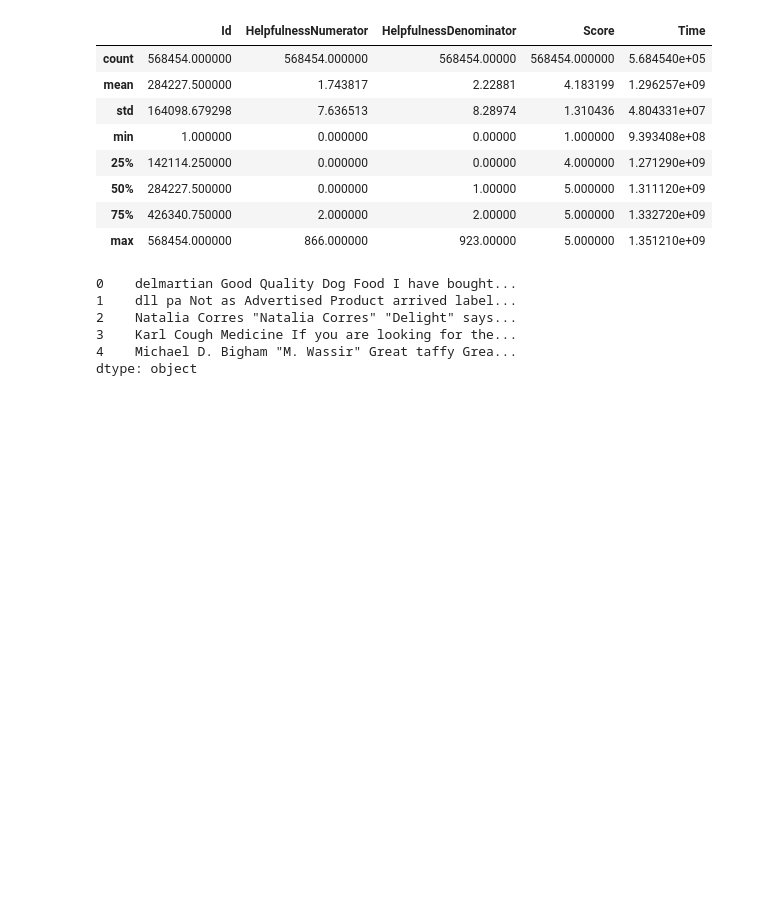
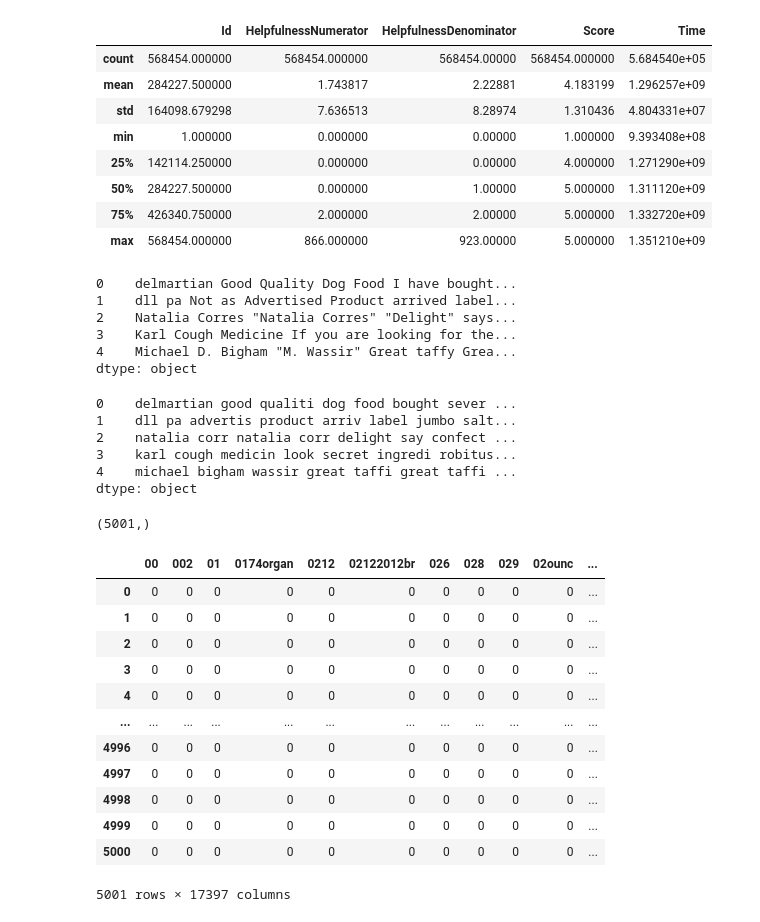
Before and after one commit to wassimchouchen/Natural-Language-Processing, a Jupyter notebook: nlp-project-mazon-food-reviews.ipynb, the cells around one changed output. Drawn from its saved outputs; the diff is of its cells as text; code cells hidden in the pictures; blank space fills up the shorter version.

```diff
--- a/nlp-project-mazon-food-reviews.ipynb
+++ b/nlp-project-mazon-food-reviews.ipynb
@@ -120,0 +154,25 @@ dtype: object
+# %%
+N=new_data.shape[0]
+# %%
+num_sampl = N
+
+from tqdm import tqdm
+
+for i in tqdm(range(num_sampl)):
+    new_data[i] = process(new_data[i])
+# %%
+for i in tqdm(range(N)):
+    new_data[i] = " ".join(new_data[i])
+# %%
+new_data.head()
+# %% [output]
+0    delmartian good qualiti dog food bought sever ...
+1    dll pa advertis product arriv label jumbo salt...
+2    natalia corr natalia corr delight say confect ...
+3    karl cough medicin look secret ingredi robitus...
+4    michael bigham wassir great taffi great taffi ...
+dtype: object
+# %%
+new_data.shape
+# %% [output]
+(5001,)
@@ -120,0 +189,16 @@ dtype: object
+# %%
+bow_data
+# %% [output]
+|  | 00 | 002 | 01 | 0174organ | 0212 | 02122012br | 026 | 028 | 029 | 02ounc | ... |
+| 0 | 0 | 0 | 0 | 0 | 0 | 0 | 0 | 0 | 0 | 0 | ... |
+| 1 | 0 | 0 | 0 | 0 | 0 | 0 | 0 | 0 | 0 | 0 | ... |
+| 2 | 0 | 0 | 0 | 0 | 0 | 0 | 0 | 0 | 0 | 0 | ... |
+| 3 | 0 | 0 | 0 | 0 | 0 | 0 | 0 | 0 | 0 | 0 | ... |
+| 4 | 0 | 0 | 0 | 0 | 0 | 0 | 0 | 0 | 0 | 0 | ... |
+| ... | ... | ... | ... | ... | ... | ... | ... | ... | ... | ... | ... |
+| 4996 | 0 | 0 | 0 | 0 | 0 | 0 | 0 | 0 | 0 | 0 | ... |
+| 4997 | 0 | 0 | 0 | 0 | 0 | 0 | 0 | 0 | 0 | 0 | ... |
+| 4998 | 0 | 0 | 0 | 0 | 0 | 0 | 0 | 0 | 0 | 0 | ... |
+| 4999 | 0 | 0 | 0 | 0 | 0 | 0 | 0 | 0 | 0 | 0 | ... |
+| 5000 | 0 | 0 | 0 | 0 | 0 | 0 | 0 | 0 | 0 | 0 | ... |
+5001 rows × 17397 columns
```
Also changed, not shown: parts of 24 cells of this notebook.
